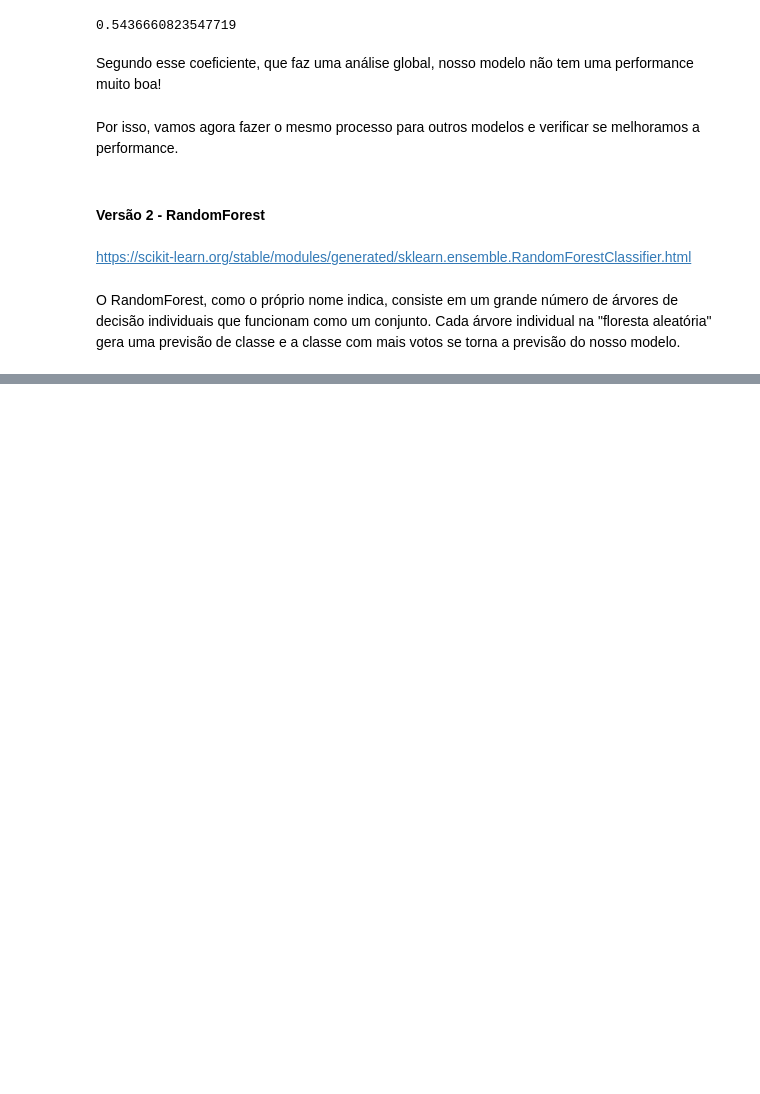
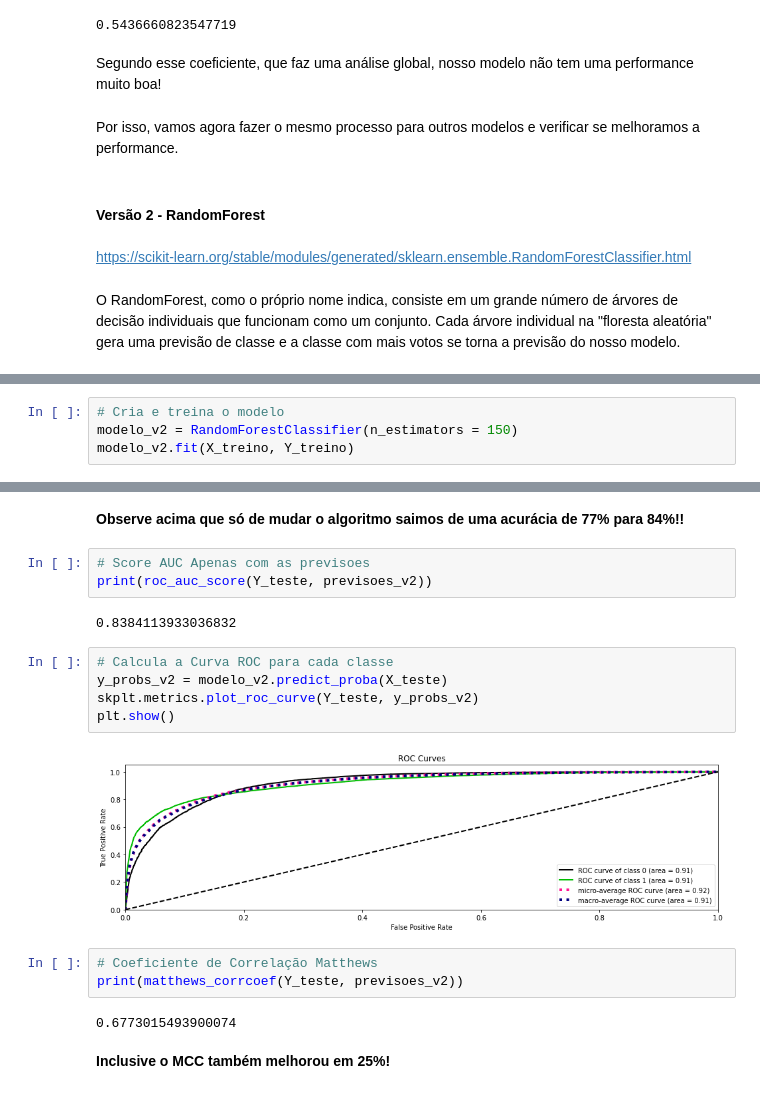
Before and after one commit to davimatfacil/compartilha_jupyter, a Jupyter notebook: ModelagemPreditiva_Readimissão.ipynb, the cells around one changed output, grey strips where cells are left out. Drawn from its saved outputs; the diff is of its cells as text; blank space fills up the shorter version.

```diff
--- a/ModelagemPreditiva_Readimissão.ipynb
+++ b/ModelagemPreditiva_Readimissão.ipynb
@@ -757,0 +771,4 @@ Image(filename=image_path)
+# %%
+# Cria e treina o modelo
+modelo_v2 = RandomForestClassifier(n_estimators = 150)
+modelo_v2.fit(X_treino, Y_treino)
@@ -757,0 +798,21 @@ Image(filename=image_path)
+# %% [markdown]
+**Observe acima que só de mudar o algoritmo saimos de uma acurácia de 77% para 84%!!**
+# %%
+# Score AUC Apenas com as previsoes
+print(roc_auc_score(Y_teste, previsoes_v2))
+# %% [output]
+0.8384113933036832
+# %%
+# Calcula a Curva ROC para cada classe
+y_probs_v2 = modelo_v2.predict_proba(X_teste)
+skplt.metrics.plot_roc_curve(Y_teste, y_probs_v2)
+plt.show()
+# %% [output]
+[figure, added]
+# %%
+# Coeficiente de Correlação Matthews
+print(matthews_corrcoef(Y_teste, previsoes_v2))
+# %% [output]
+0.6773015493900074
+# %% [markdown]
+**Inclusive o MCC também melhorou em 25%!**
```
Also changed, not shown: parts of 9 cells of this notebook.
